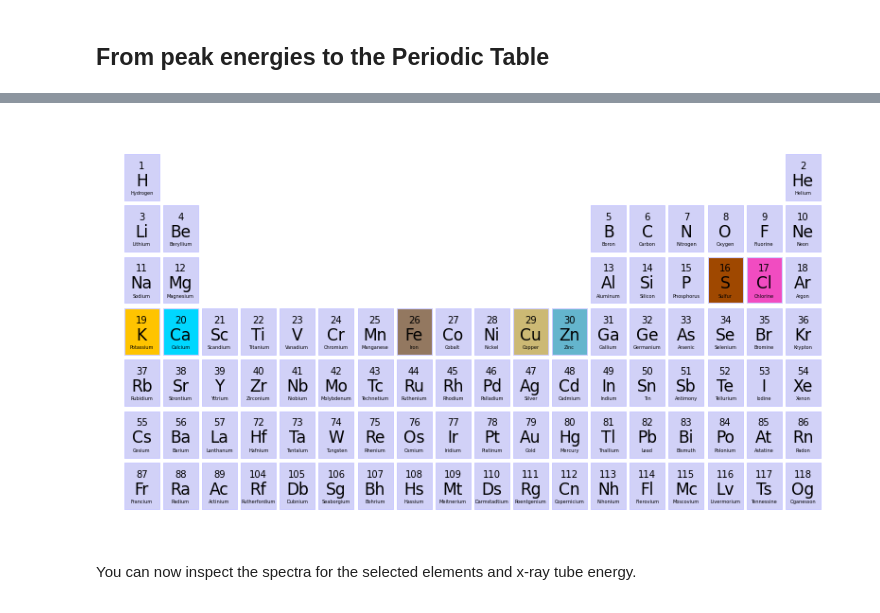
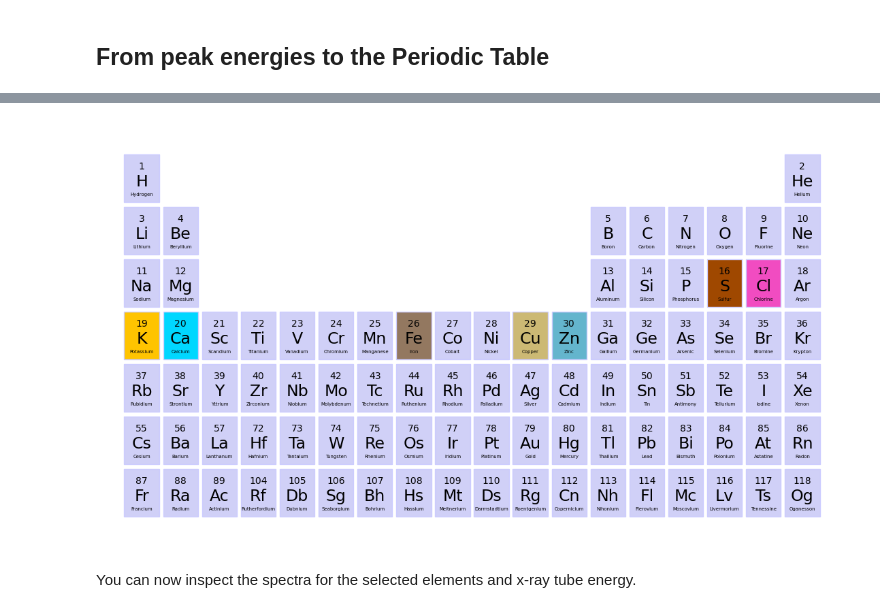
Before and after one commit to fligt/moseley, a Jupyter notebook: notebooks/00_mplot.ipynb, the cells around one changed output, grey strips where cells are left out. Drawn from its saved outputs; the diff is of its cells as text; code cells hidden in the pictures.

```diff
--- a/notebooks/00_mplot.ipynb
+++ b/notebooks/00_mplot.ipynb
@@ -49,9 +48,9 @@ import moseley as mos
 # %%
 my_elements = ['Ca', 'Cl', 'S', 'Fe', 'Cu', 'K', 'Zn']
-# %%
-mos.ptable_plot(my_elements)
-# %% [output]
-[figure, removed]
+# %%
+ptable_plot(my_elements)
+# %% [output]
+[figure, added]
 # %% [markdown]
 You can now inspect the spectra for the selected elements and x-ray tube energy.
 # %%
```
Also changed, not shown: parts of 11 cells of this notebook, 8 other files.
